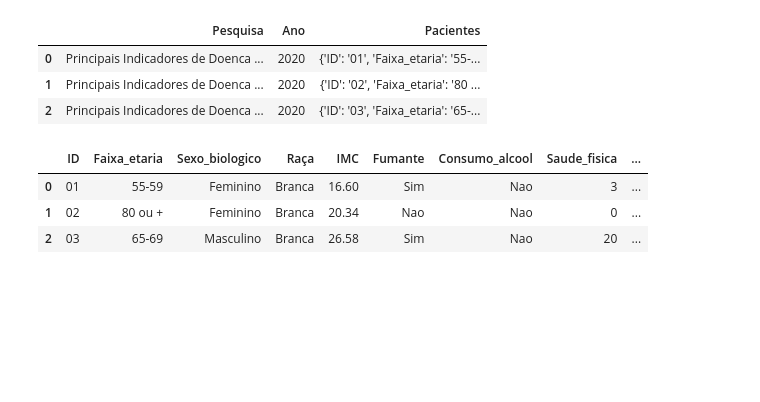
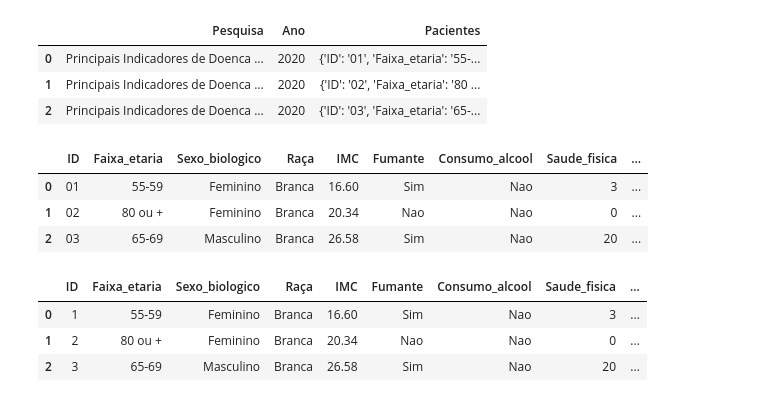
Before and after one commit to Eduardo-Alg/Pandas-I-O---Diferentes-formatos-de-arquivos, a Jupyter notebook: Manipulando_arquivos_JSON.ipynb, the cells around one changed output. Saved outputs shown, nothing was run; the diff lists cells and outputs as text; code cells hidden in the pictures; blank space fills up the shorter version.

```diff
--- a/Manipulando_arquivos_JSON.ipynb
+++ b/Manipulando_arquivos_JSON.ipynb
@@ -37,7 +36,0 @@ df_normalizado = pd.json_normalize(dados_pacientes2['Pacientes'])
-# %%
-df_normalizado
-# %% [output]
-|  | ID | Faixa_etaria | Sexo_biologico | Raça | IMC | Fumante | Consumo_alcool | Saude_fisica | ... |
-| 0 | 01 | 55-59 | Feminino | Branca | 16.60 | Sim | Nao | 3 | ... |
-| 1 | 02 | 80 ou + | Feminino | Branca | 20.34 | Nao | Nao | 0 | ... |
-| 2 | 03 | 65-69 | Masculino | Branca | 26.58 | Sim | Nao | 20 | ... |
@@ -43,0 +44,8 @@ df_normalizado
+# %%
+#Exibindo DataFrame
+df_normalizado
+# %% [output]
+|  | ID | Faixa_etaria | Sexo_biologico | Raça | IMC | Fumante | Consumo_alcool | Saude_fisica | ... |
+| 0 | 01 | 55-59 | Feminino | Branca | 16.60 | Sim | Nao | 3 | ... |
+| 1 | 02 | 80 ou + | Feminino | Branca | 20.34 | Nao | Nao | 0 | ... |
+| 2 | 03 | 65-69 | Masculino | Branca | 26.58 | Sim | Nao | 20 | ... |
@@ -43,0 +55,8 @@ df_normalizado
+# %%
+#Exibindo DataFrame
+pd.read_json('/content/Historico_pacientes_normalizado.json')
+# %% [output]
+|  | ID | Faixa_etaria | Sexo_biologico | Raça | IMC | Fumante | Consumo_alcool | Saude_fisica | ... |
+| 0 | 1 | 55-59 | Feminino | Branca | 16.60 | Sim | Nao | 3 | ... |
+| 1 | 2 | 80 ou + | Feminino | Branca | 20.34 | Nao | Nao | 0 | ... |
+| 2 | 3 | 65-69 | Masculino | Branca | 26.58 | Sim | Nao | 20 | ... |
```
Also changed, not shown: parts of 9 cells of this notebook.
